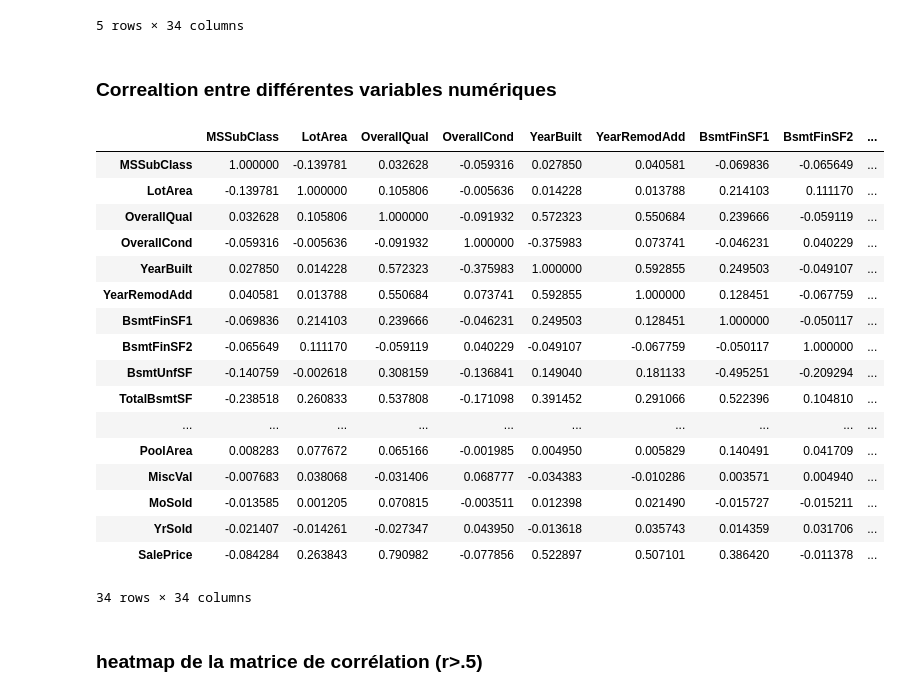
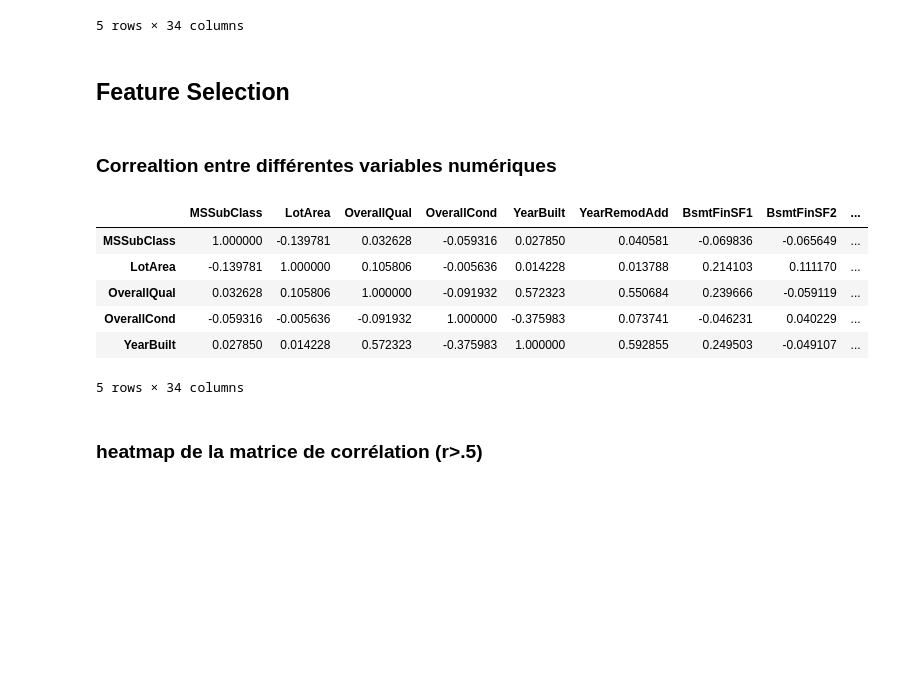
Before and after one commit to Khadimou/SalesPriceML, a Jupyter notebook: deep_eda.ipynb, the cells around one changed output. Cells and saved outputs as stored; diff of their text form; code cells hidden in the pictures; blank space fills up the shorter version.

```diff
--- a/deep_eda.ipynb
+++ b/deep_eda.ipynb
@@ -55,31 +157,22 @@ numerical_df.head()
 | 3 | 70 | 9550 | 7 | 5 | 1915 | 1970 | 216 | 0 | ... |
 | 4 | 60 | 14260 | 8 | 5 | 2000 | 2000 | 655 | 0 | ... |
 5 rows × 34 columns
+# %% [markdown]
+## Feature Selection
 # %% [markdown]
 ### Correaltion entre différentes variables numériques
 # %%
 correlation_num =numerical_df.corr()
 # %%
-correlation_num
+correlation_num.head()
 # %% [output]
 |  | MSSubClass | LotArea | OverallQual | OverallCond | YearBuilt | YearRemodAdd | BsmtFinSF1 | BsmtFinSF2 | ... |
 | MSSubClass | 1.000000 | -0.139781 | 0.032628 | -0.059316 | 0.027850 | 0.040581 | -0.069836 | -0.065649 | ... |
 | LotArea | -0.139781 | 1.000000 | 0.105806 | -0.005636 | 0.014228 | 0.013788 | 0.214103 | 0.111170 | ... |
 | OverallQual | 0.032628 | 0.105806 | 1.000000 | -0.091932 | 0.572323 | 0.550684 | 0.239666 | -0.059119 | ... |
 | OverallCond | -0.059316 | -0.005636 | -0.091932 | 1.000000 | -0.375983 | 0.073741 | -0.046231 | 0.040229 | ... |
 | YearBuilt | 0.027850 | 0.014228 | 0.572323 | -0.375983 | 1.000000 | 0.592855 | 0.249503 | -0.049107 | ... |
-| YearRemodAdd | 0.040581 | 0.013788 | 0.550684 | 0.073741 | 0.592855 | 1.000000 | 0.128451 | -0.067759 | ... |
-| BsmtFinSF1 | -0.069836 | 0.214103 | 0.239666 | -0.046231 | 0.249503 | 0.128451 | 1.000000 | -0.050117 | ... |
-| BsmtFinSF2 | -0.065649 | 0.111170 | -0.059119 | 0.040229 | -0.049107 | -0.067759 | -0.050117 | 1.000000 | ... |
-| BsmtUnfSF | -0.140759 | -0.002618 | 0.308159 | -0.136841 | 0.149040 | 0.181133 | -0.495251 | -0.209294 | ... |
-| TotalBsmtSF | -0.238518 | 0.260833 | 0.537808 | -0.171098 | 0.391452 | 0.291066 | 0.522396 | 0.104810 | ... |
-| ... | ... | ... | ... | ... | ... | ... | ... | ... | ... |
-| PoolArea | 0.008283 | 0.077672 | 0.065166 | -0.001985 | 0.004950 | 0.005829 | 0.140491 | 0.041709 | ... |
-| MiscVal | -0.007683 | 0.038068 | -0.031406 | 0.068777 | -0.034383 | -0.010286 | 0.003571 | 0.004940 | ... |
-| MoSold | -0.013585 | 0.001205 | 0.070815 | -0.003511 | 0.012398 | 0.021490 | -0.015727 | -0.015211 | ... |
-| YrSold | -0.021407 | -0.014261 | -0.027347 | 0.043950 | -0.013618 | 0.035743 | 0.014359 | 0.031706 | ... |
-| SalePrice | -0.084284 | 0.263843 | 0.790982 | -0.077856 | 0.522897 | 0.507101 | 0.386420 | -0.011378 | ... |
-34 rows × 34 columns
+5 rows × 34 columns
 # %% [markdown]
 ### heatmap de la matrice de corrélation (r>.5)
 # %%
```
Also changed, not shown: parts of 45 cells of this notebook.
